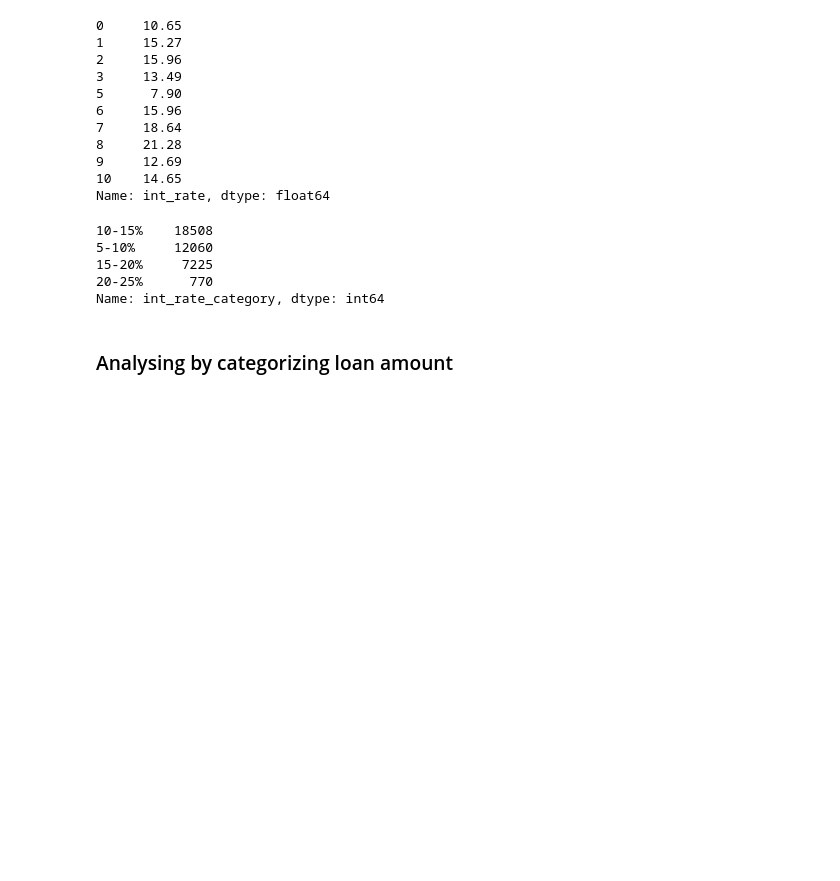
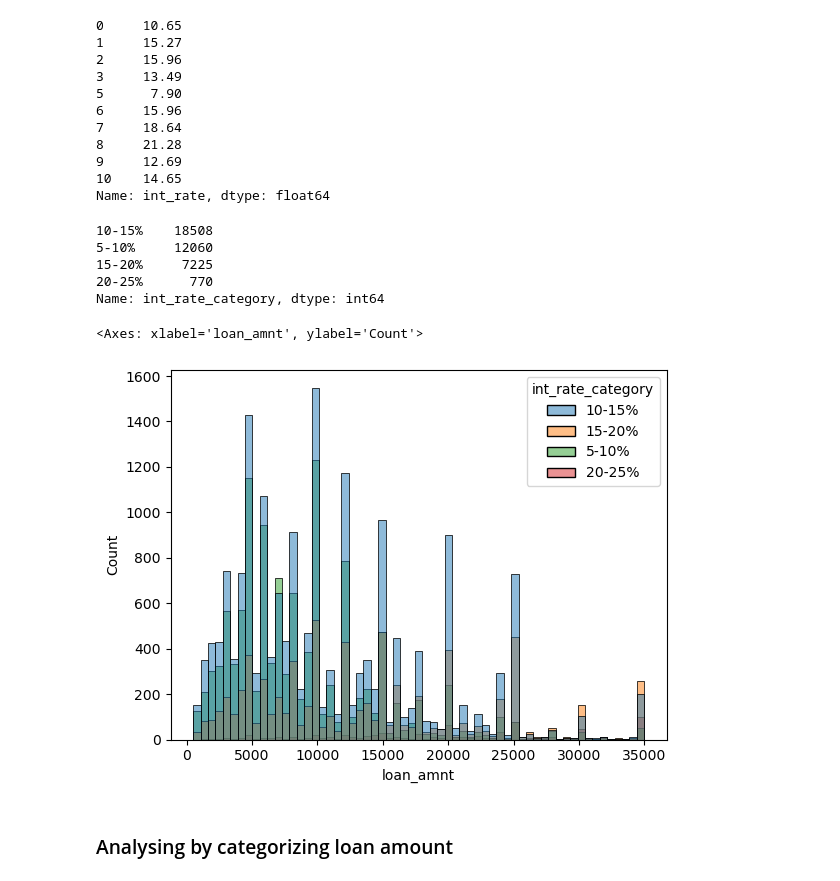
Before and after one commit to Mahalakshmi-Totad/lending_club_case_study, a Jupyter notebook: Solution.ipynb, the cells around one changed output. Saved outputs shown, nothing was run; the diff lists cells and outputs as text; code cells hidden in the pictures; blank space fills up the shorter version.

```diff
--- a/Solution.ipynb
+++ b/Solution.ipynb
@@ -951,6 +938,11 @@ data1['int_rate_category'].value_counts()
 15-20%     7225
 20-25%      770
 Name: int_rate_category, dtype: int64
+# %%
+sns.histplot(data =data1,x=data1.loan_amnt ,hue = data1.int_rate_category  )
+# %% [output]
+<Axes: xlabel='loan_amnt', ylabel='Count'>
+[figure, added]
 # %% [markdown]
 ### Analysing by categorizing loan amount
 # %%
```
Also changed, not shown: parts of 24 cells of this notebook.
